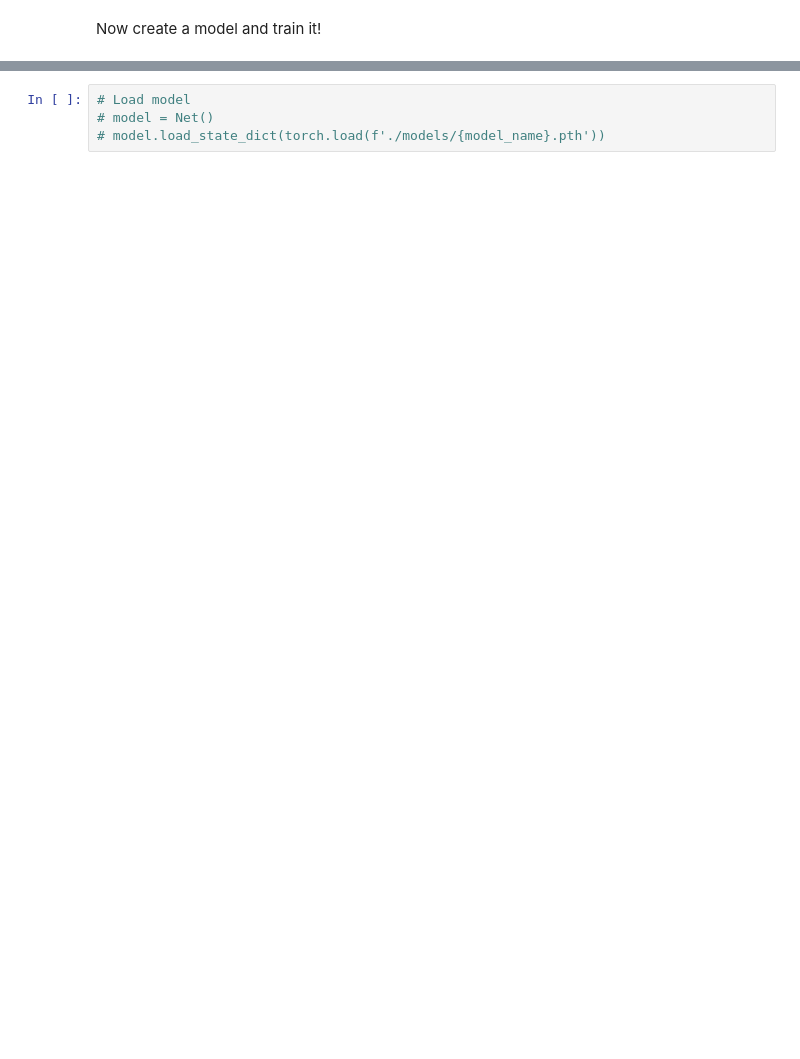
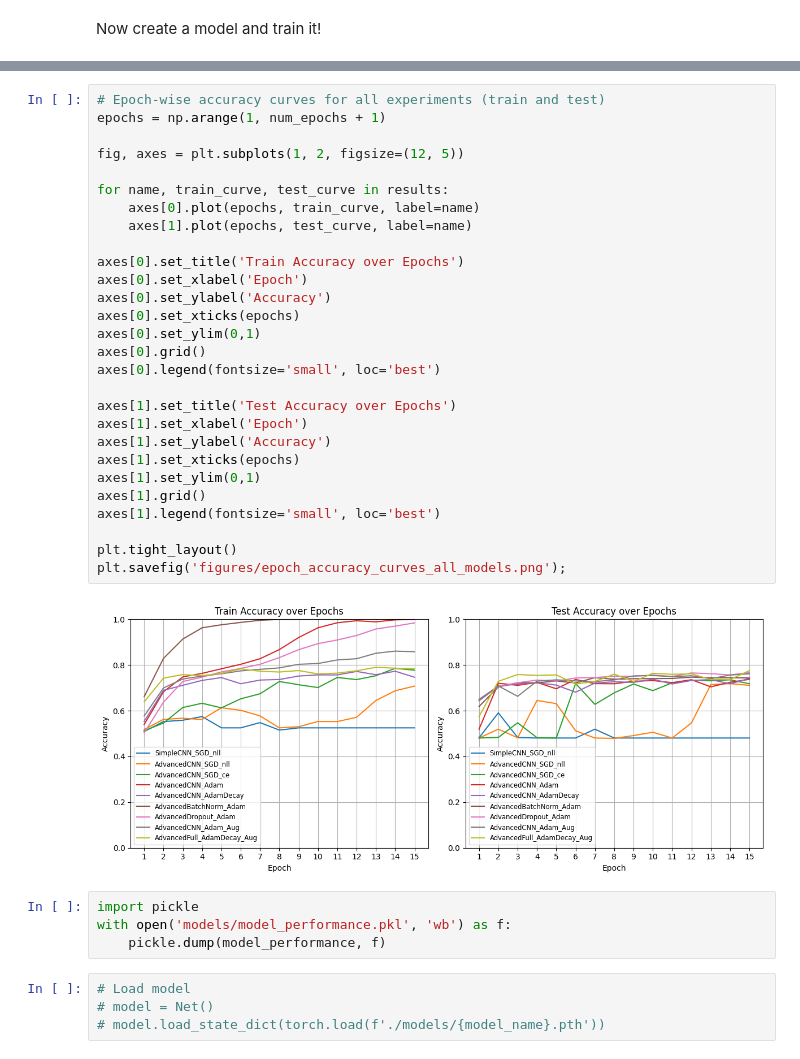
Before and after one commit to MathiasDamsgaard/IntroDeepCompVision_projects, a Jupyter notebook: Project_1/IDLCV_Project_1_hotdog.ipynb, the cells around one changed output, grey strips where cells are left out. Drawn from its saved outputs; the diff is of its cells as text; blank space fills up the shorter version.

```diff
--- a/Project_1/IDLCV_Project_1_hotdog.ipynb
+++ b/Project_1/IDLCV_Project_1_hotdog.ipynb
@@ -174,3 +345,37 @@ for epoch in tqdm(range(num_epochs), unit="epoch"):
+# %%
+# Epoch-wise accuracy curves for all experiments (train and test)
+epochs = np.arange(1, num_epochs + 1)
+
+fig, axes = plt.subplots(1, 2, figsize=(12, 5))
+
+for name, train_curve, test_curve in results:
+    axes[0].plot(epochs, train_curve, label=name)
+    axes[1].plot(epochs, test_curve, label=name)
+
+axes[0].set_title('Train Accuracy over Epochs')
+axes[0].set_xlabel('Epoch')
+axes[0].set_ylabel('Accuracy')
+axes[0].set_xticks(epochs)
+axes[0].set_ylim(0,1)
+axes[0].grid()
+axes[0].legend(fontsize='small', loc='best')
+
+axes[1].set_title('Test Accuracy over Epochs')
+axes[1].set_xlabel('Epoch')
+axes[1].set_ylabel('Accuracy')
+axes[1].set_xticks(epochs)
+axes[1].set_ylim(0,1)
+axes[1].grid()
+axes[1].legend(fontsize='small', loc='best')
+
+plt.tight_layout()
+plt.savefig('figures/epoch_accuracy_curves_all_models.png');
+# %% [output]
+[figure, added]
+# %%
+import pickle
+with open('models/model_performance.pkl', 'wb') as f:
+    pickle.dump(model_performance, f)
 # %%
 # Load model
 # model = Net()
```
Also changed, not shown: parts of 10 cells of this notebook, 2 other files.
